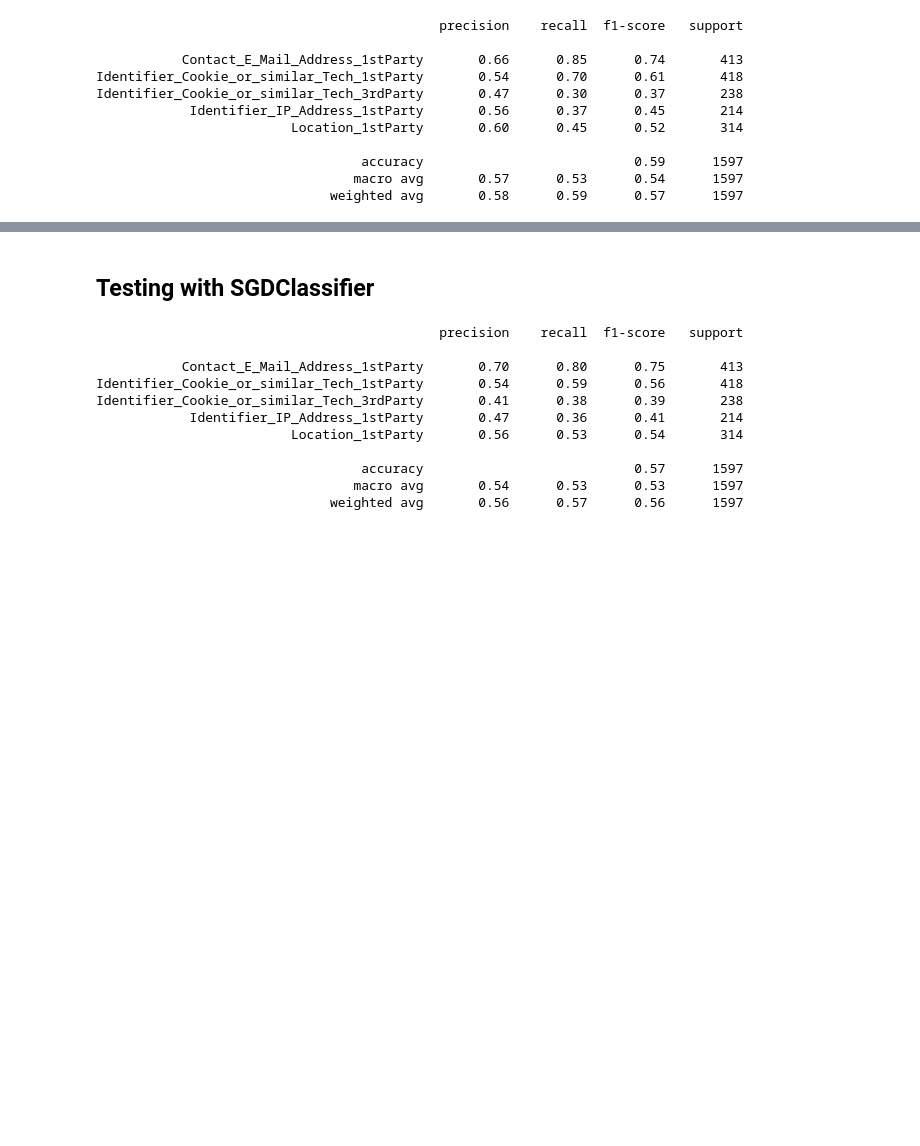
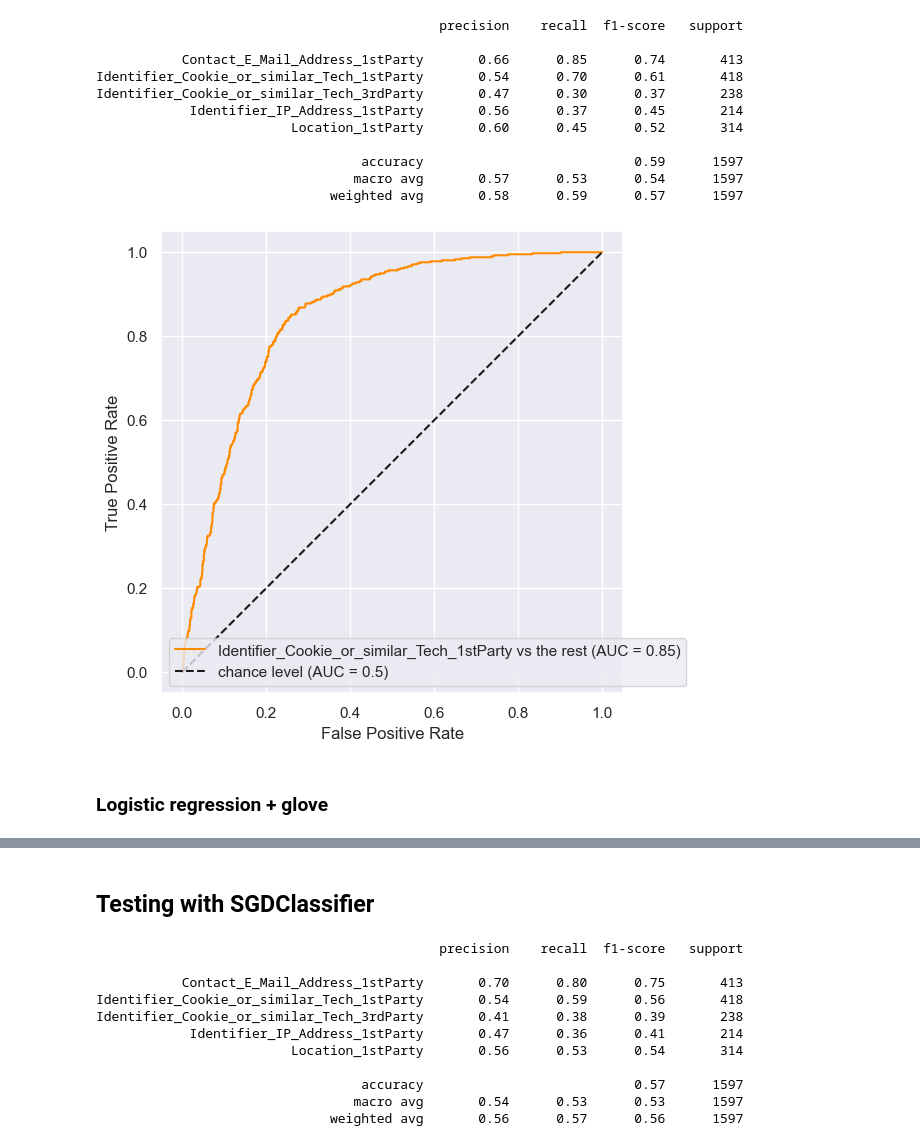
Before and after one commit to TristanKoh/capstone-repo, a Jupyter notebook: code/nlp_sentence.ipynb, the cells around one changed output, grey strips where cells are left out. Cells and saved outputs as stored; diff of their text form; code cells hidden in the pictures; blank space fills up the shorter version.

```diff
--- a/code/nlp_sentence.ipynb
+++ b/code/nlp_sentence.ipynb
@@ -102 +202,8 @@ x_train, x_test, y_train, y_test = train_test_split(tfidf_vectors, df["practice"
+# %%
+# Binarize labels to plot OVR ROC curve
+label_binarizer = LabelBinarizer().fit(y_train)
+y_onehot_test = label_binarizer.transform(y_test)
+
+class_of_interest = "Identifier_Cookie_or_similar_Tech_1stParty"
+class_id = np.flatnonzero(label_binarizer.classes_ == class_of_interest)[0]
 # %% [markdown]
@@ -104,6 +211,7 @@ x_train, x_test, y_train, y_test = train_test_split(tfidf_vectors, df["practice"
 # %%
 logistic_clf = LogisticRegression(random_state = SEED, max_iter = 500, n_jobs = -1, multi_class = "ovr").fit(x_train, y_train)
 y_pred = logistic_clf.predict(x_test)
+y_score = logistic_clf.predict_proba(x_test)
 # %%
 print(classification_report(y_test, y_pred))
 # %% [output]
@@ -118,3 +226,21 @@ Identifier_Cookie_or_similar_Tech_3rdParty       0.47      0.30      0.37
                                   accuracy                           0.59      1597
                                  macro avg       0.57      0.53      0.54      1597
                               weighted avg       0.58      0.59      0.57      1597
+# %%
+RocCurveDisplay.from_predictions(
+    y_onehot_test[:, class_id],
+    y_score[:, class_id],
+    name=f"{class_of_interest} vs the rest",
+    color="darkorange",
+)
+
+plt.plot([0, 1], [0, 1], "k--", label="chance level (AUC = 0.5)")
+plt.axis("square")
+plt.xlabel("False Positive Rate")
+plt.ylabel("True Positive Rate")
+plt.legend()
+plt.show()
+# %% [output]
+[figure, added]
+# %% [markdown]
+### Logistic regression + glove
```
Also changed, not shown: parts of 19 cells of this notebook, 51 other files.
